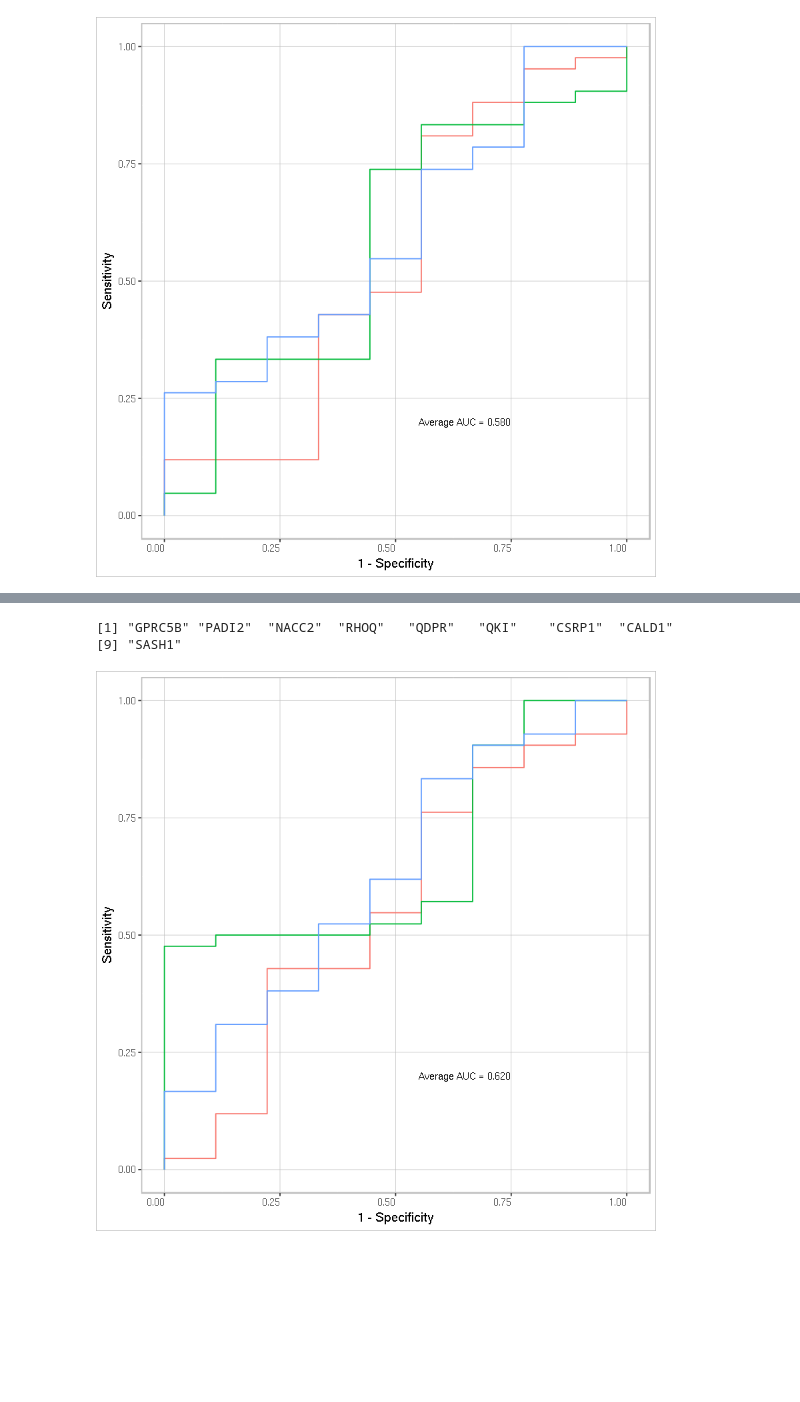
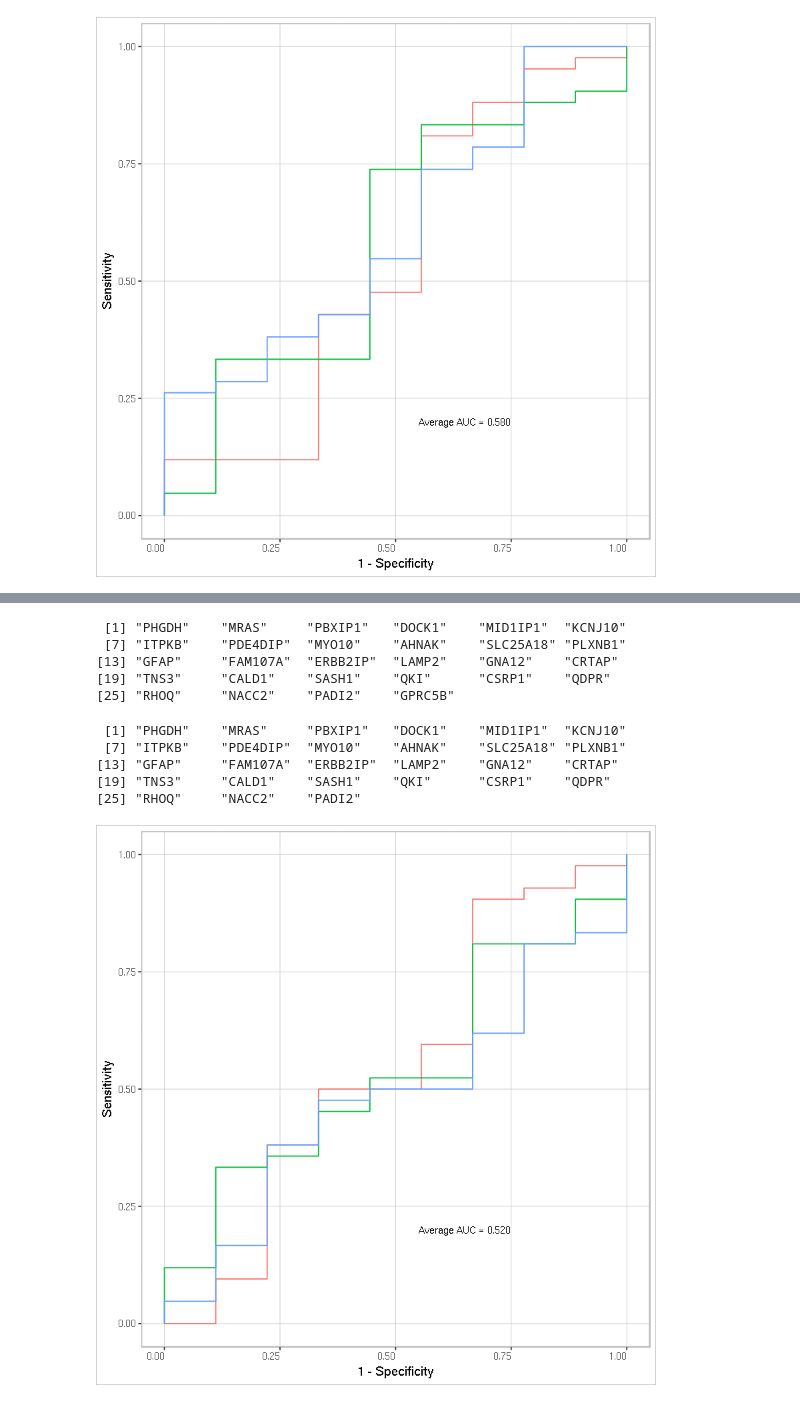
Before and after one commit to nataliedef/cse283_2021, a Jupyter notebook: initial_analysis.ipynb, the cells around one changed output, grey strips where cells are left out. Drawn from its saved outputs; the diff is of its cells as text; code cells hidden in the pictures; blank space fills up the shorter version.

```diff
--- a/initial_analysis.ipynb
+++ b/initial_analysis.ipynb
@@ -594,11 +591,12 @@ ggplot(roc_data, aes(x = x, y = y, group = runtime, col = runtime)) + geom_line(
 # %%
-# try with absolute value log2fc?
+# try with absolute value log2fc
+# log2fc extracted from Figure in paper above
 ranklog.ampgenes.dt <- read.csv("./amp_ad_log2fc.csv",stringsAsFactor=F, header=F) %>%
     mutate(gene=ampgenes) %>%
     select(-V1) %>%
     select(gene,V2) %>%
     `colnames<-`(c("gene","log2fc") ) %>%
-    arrange(abs(log2fc))
+    arrange(desc(abs(log2fc)))
 ranklog.ampgenes.dt
 # %% [output]
 | gene | log2fc |
@@ -689,12 +687,23 @@ which(averageAUC1 == max(averageAUC1))
+# %%
+ranklog.ampgenes
+# %% [output]
+ [1] "PHGDH"    "MRAS"     "PBXIP1"   "DOCK1"    "MID1IP1"  "KCNJ10"
+ [7] "ITPKB"    "PDE4DIP"  "MYO10"    "AHNAK"    "SLC25A18" "PLXNB1"
+[13] "GFAP"     "FAM107A"  "ERBB2IP"  "LAMP2"    "GNA12"    "CRTAP"
+[19] "TNS3"     "CALD1"    "SASH1"    "QKI"      "CSRP1"    "QDPR"
+[25] "RHOQ"     "NACC2"    "PADI2"    "GPRC5B"
 # %%
-ranklog.ampgenes[1:9]
+ranklog.ampgenes[1:27]
 # %% [output]
-[1] "GPRC5B" "PADI2"  "NACC2"  "RHOQ"   "QDPR"   "QKI"    "CSRP1"  "CALD1"
-[9] "SASH1"
+ [1] "PHGDH"    "MRAS"     "PBXIP1"   "DOCK1"    "MID1IP1"  "KCNJ10"
+ [7] "ITPKB"    "PDE4DIP"  "MYO10"    "AHNAK"    "SLC25A18" "PLXNB1"
+[13] "GFAP"     "FAM107A"  "ERBB2IP"  "LAMP2"    "GNA12"    "CRTAP"
+[19] "TNS3"     "CALD1"    "SASH1"    "QKI"      "CSRP1"    "QDPR"
+[25] "RHOQ"     "NACC2"    "PADI2"
 # %%
-# select top 22 biomarker genes to plot
+# select top 10 biomarker genes to plot
 
-temp.tpm <- counts.filt %>% filter(gene_name %in% ranklog.ampgenes[1:9]) %>%
+temp.tpm <- counts.filt %>% filter(gene_name %in% ranklog.ampgenes[1:27]) %>%
     select(-gene_id,-gene_biotype) %>%
     column_to_rownames("gene_name") %>% t() %>% as.data.frame() %>%
     mutate(status = as.factor(ifelse(ad.status$group == "AD", 1, 0)))
@@ -721,32 +730,32 @@ for(i in 1:3){
   # use svm function in e1071 package to train SVM model,
   # and then use ROCR function to calculate ROC curve data and auc
   svm.model <- svm(status ~ ., data = trainset, cost = 5, kernel = 'sigmoid')
   svm.pred <- predict(svm.model, testset[, -ncol(testset)], decision.values = T)
   pred <- prediction(attr(svm.pred, "decision.values"), testset$status)
   perf_roc <- performance(pred, "tpr", "fpr")
   roc_data <- rbind(roc_data,
                     data.frame(runtime = as.factor(i),
                                x = perf_roc@x.values[[1]],
                                y = perf_roc@y.values[[1]]))
   perf_auc <- performance(pred, "auc")
   auc <- c(auc, as.numeric(perf_auc@y.values))
 
 }
 
 # plot roc curves from randomly generated roc_data
 
 ggplot(roc_data, aes(x = x, y = y, group = runtime, col = runtime)) + geom_line() +
   labs(x = '1 - Specificity', y = 'Sensitivity',fill = '') +
   theme(plot.background = element_rect(fill = 'white', colour = 'grey',linetype = 'solid'),
         panel.background = element_rect(fill = 'white',color = 'grey',size=0.75,linetype='solid'),
         panel.grid.major = element_line(colour = "grey",size=0.2),
         panel.border = element_rect(colour = "grey", fill=NA, size=0.75)) +
   theme(axis.text.x = element_text(size=8,hjust = 1),axis.text.y = element_text(size=8),
         axis.title.y = element_text(size=11),axis.title.x = element_text(size=11),
         legend.position = "none") +
   scale_y_continuous(limits = 0:1) +
   scale_x_continuous(limits = 0:1) +
-  annotate('text',label = paste0('Average AUC = ',format(round(mean(auc), 2), nsmall = 3)),
+  annotate('text',label = paste0('Average AUC = ',format(round(mean(auc), 3), nsmall = 3)),
            x = 0.65, y=0.2, size = 3)
 # %% [output]
-[figure, old version]
+[figure, new version]
```
Also changed, not shown: parts of 9 cells of this notebook.
